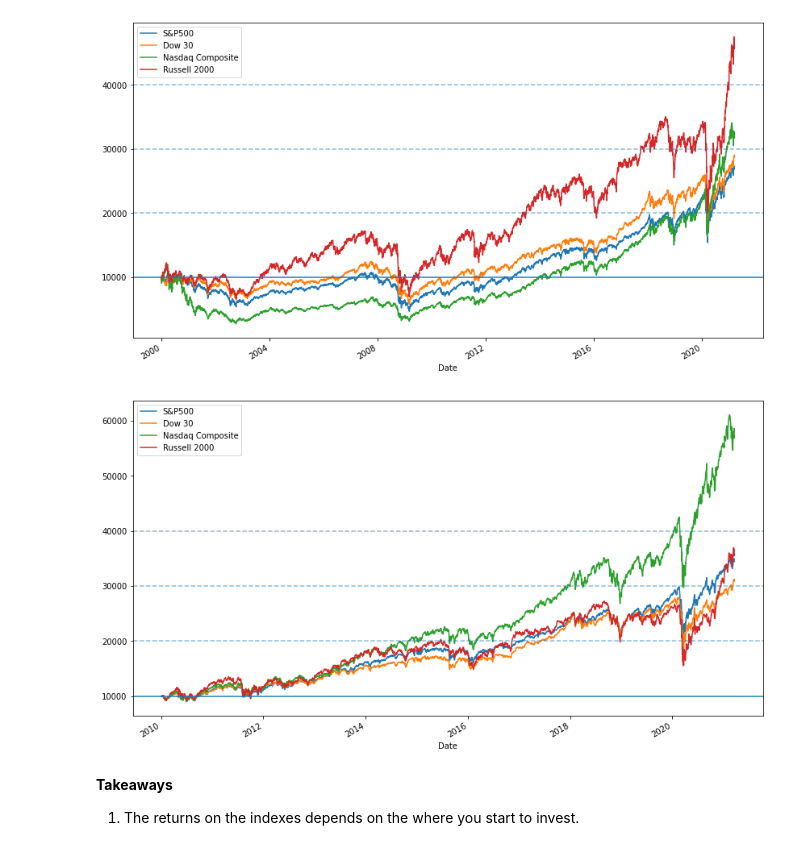
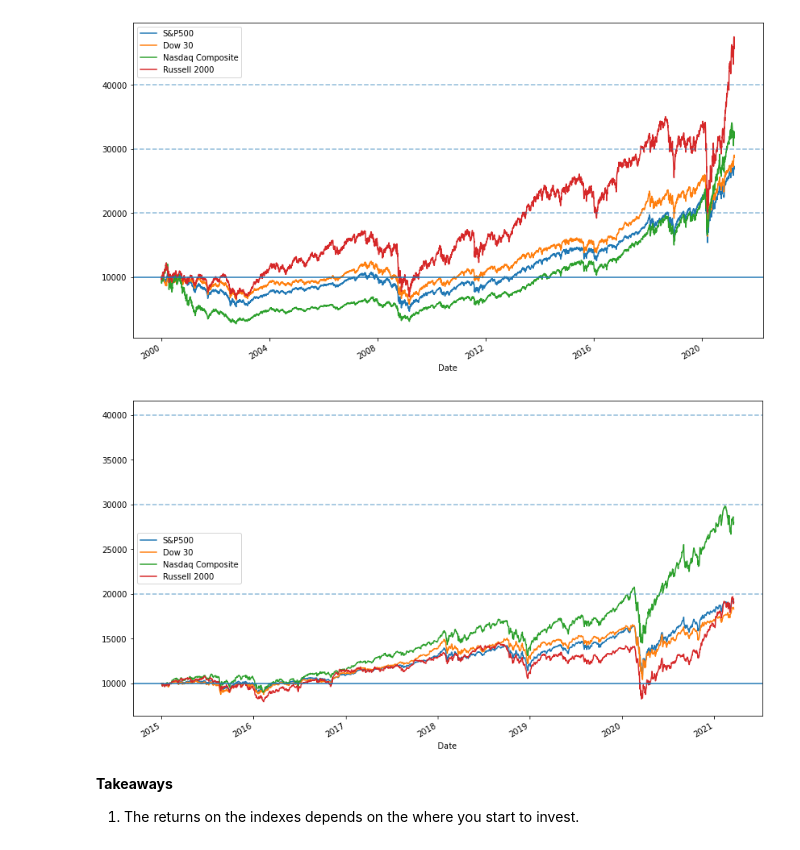
Before and after one commit to Yongliang-Shi/market-prediction, a Jupyter notebook: explore_ark.ipynb, the cells around one changed output. Drawn from its saved outputs; the diff is of its cells as text; code cells hidden in the pictures.

```diff
--- a/explore_ark.ipynb
+++ b/explore_ark.ipynb
@@ -331,14 +338,14 @@ plt.show()
 # %%
 # Plot the return if I invest 10,000 in 2015 for each of the index
 
-df_marks.loc["2010":].apply(lambda i: i*10000/i.iloc[1], axis=0).plot(figsize=(14,8))
+df_marks.loc["2015":].apply(lambda i: i*10000/i.iloc[0], axis=0).plot(figsize=(14,8))
 plt.axhline(y=10000)
 plt.axhline(y=20000, linestyle='--', alpha=0.5)
 plt.axhline(y=30000, linestyle='--', alpha=0.5)
 plt.axhline(y=40000, linestyle='--', alpha=0.5)
 plt.show()
 # %% [output]
-[figure, old version]
+[figure, new version]
 # %% [markdown]
 **Takeaways**
 1. The returns on the indexes depends on the where you start to invest.
```
Also changed, not shown: parts of 16 cells of this notebook.
